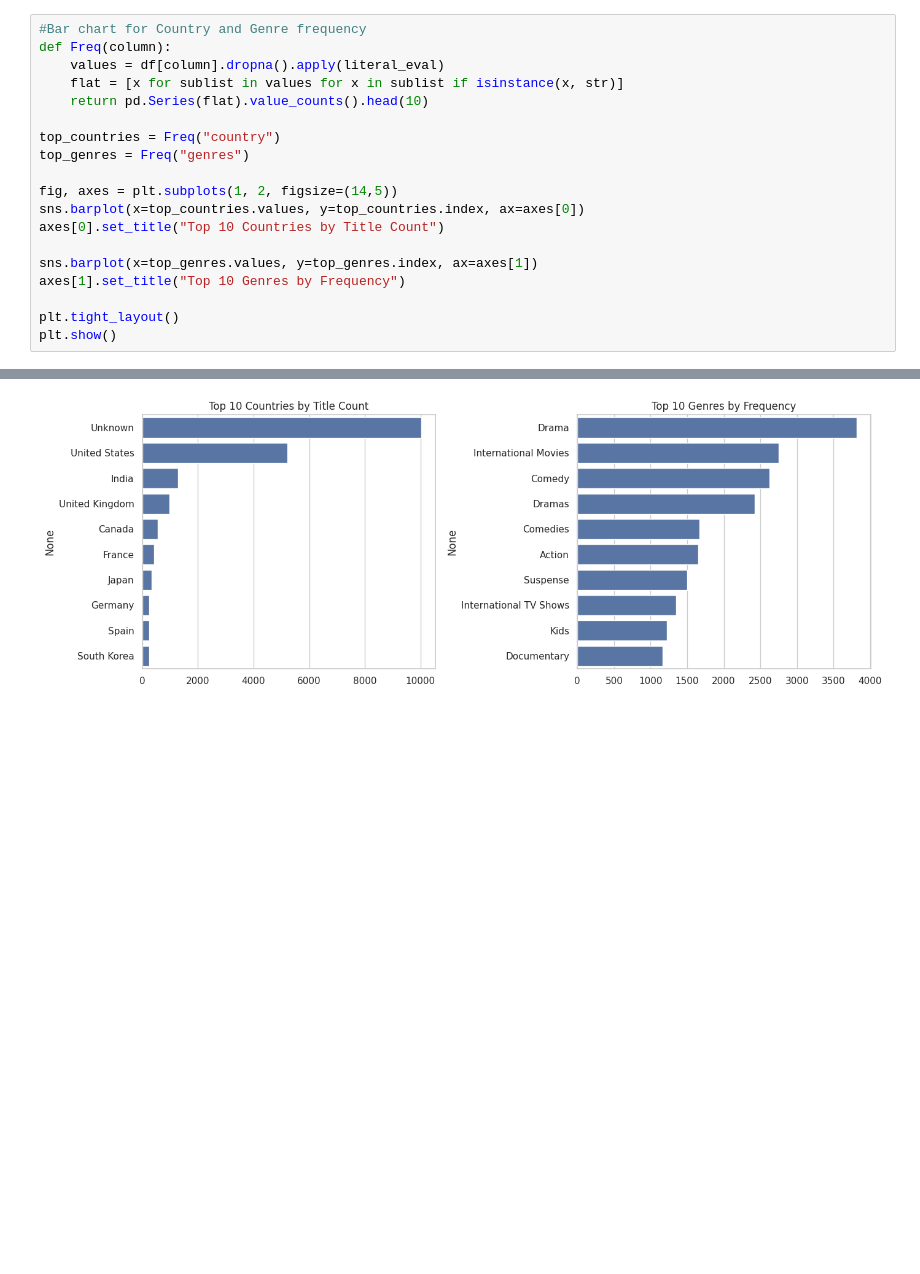
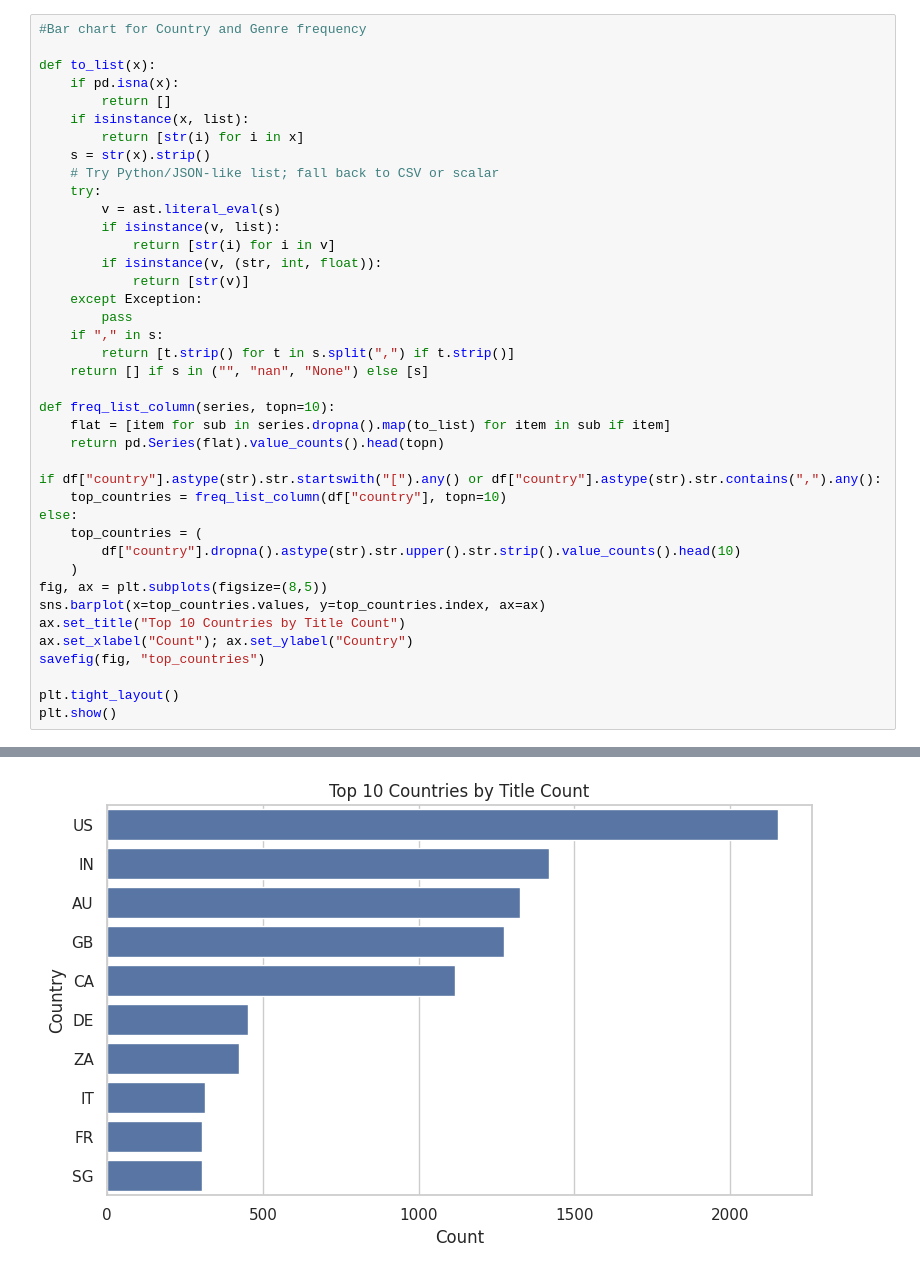
Before and after one commit to Kabilan1000/CIND820_Streaming_and_Cultural_Exports, a Jupyter notebook: notebooks/eda_1.ipynb, the cells around one changed output, grey strips where cells are left out. Drawn from its saved outputs; the diff is of its cells as text; blank space fills up the shorter version.

```diff
--- a/notebooks/eda_1.ipynb
+++ b/notebooks/eda_1.ipynb
@@ -92,19 +192,40 @@ bar.show()
 # %%
 #Bar chart for Country and Genre frequency
-def Freq(column):
-    values = df[column].dropna().apply(literal_eval)
-    flat = [x for sublist in values for x in sublist if isinstance(x, str)]
-    return pd.Series(flat).value_counts().head(10)
 
-top_countries = Freq("country")
-top_genres = Freq("genres")
+def to_list(x):
+    if pd.isna(x):
+        return []
+    if isinstance(x, list):
+        return [str(i) for i in x]
+    s = str(x).strip()
+    # Try Python/JSON-like list; fall back to CSV or scalar
+    try:
+        v = ast.literal_eval(s)
+        if isinstance(v, list):
+            return [str(i) for i in v]
+        if isinstance(v, (str, int, float)):
+            return [str(v)]
+    except Exception:
+        pass
+    if "," in s:
+        return [t.strip() for t in s.split(",") if t.strip()]
+    return [] if s in ("", "nan", "None") else [s]
 
-fig, axes = plt.subplots(1, 2, figsize=(14,5))
-sns.barplot(x=top_countries.values, y=top_countries.index, ax=axes[0])
-axes[0].set_title("Top 10 Countries by Title Count")
+def freq_list_column(series, topn=10):
+    flat = [item for sub in series.dropna().map(to_list) for item in sub if item]
+    return pd.Series(flat).value_counts().head(topn)
 
-sns.barplot(x=top_genres.values, y=top_genres.index, ax=axes[1])
-axes[1].set_title("Top 10 Genres by Frequency")
+if df["country"].astype(str).str.startswith("[").any() or df["country"].astype(str).str.contains(",").any():
+    top_countries = freq_list_column(df["country"], topn=10)
+else:
+    top_countries = (
+        df["country"].dropna().astype(str).str.upper().str.strip().value_counts().head(10)
+    )
+fig, ax = plt.subplots(figsize=(8,5))
+sns.barplot(x=top_countries.values, y=top_countries.index, ax=ax)
+ax.set_title("Top 10 Countries by Title Count")
+ax.set_xlabel("Count"); ax.set_ylabel("Country")
+savefig(fig, "top_countries")
 
 plt.tight_layout()
 plt.show()
@@ -112,4 +234,4 @@ plt.show()
-[figure, old version]
+[figure, new version]
 # %%
 #Chart for content release over years
 
```
Also changed, not shown: parts of 10 cells of this notebook, 1 other file.
